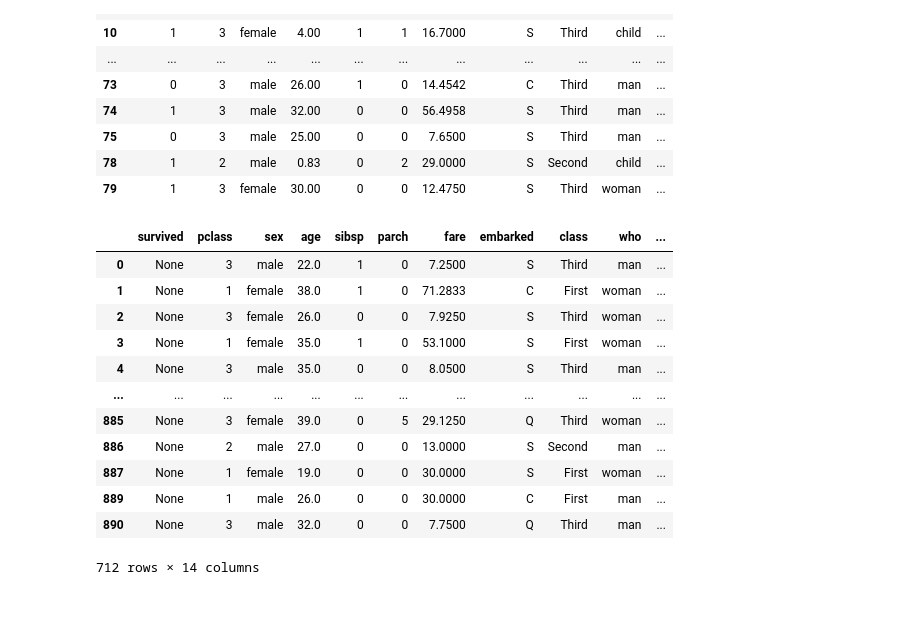
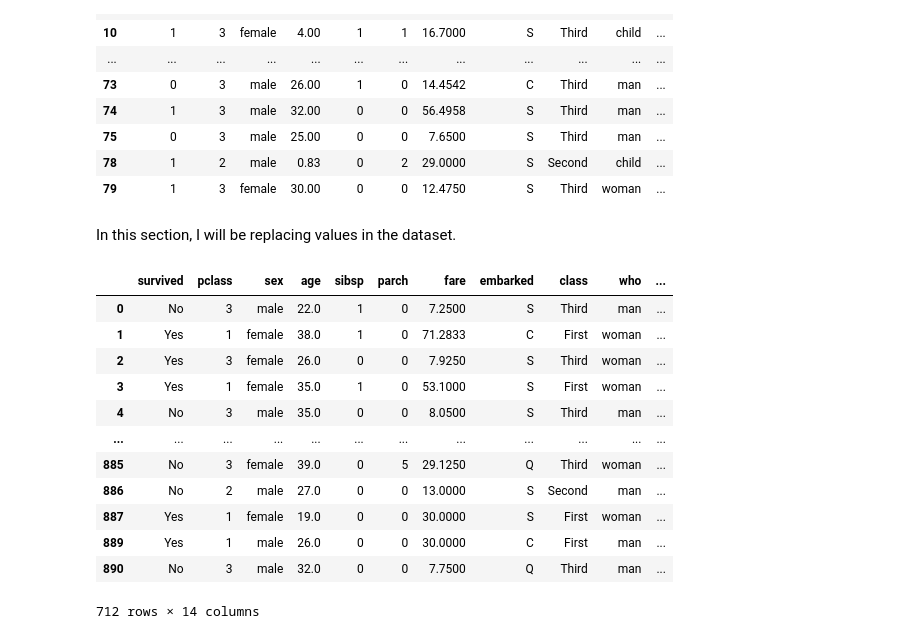
Before and after one commit to KehindeG/Data_402_Python, a Jupyter notebook: titanic_exploration.ipynb, the cells around one changed output. Drawn from its saved outputs; the diff is of its cells as text; code cells hidden in the pictures; blank space fills up the shorter version.

```diff
--- a/titanic_exploration.ipynb
+++ b/titanic_exploration.ipynb
@@ -350,21 +350,25 @@ df_new.head(60)
 # %%
 #duplicated_data = df_new[duplicated_data]
 #print(duplicated_data)
+# %% [markdown]
+In this section, I will be replacing values in the dataset.
 # %%
-#df_new['survived'] = df_new['survived'].replace(1, "Yes", inplace=True)
-#df_new['survived'] = df_new['survived'].replace(0, "No", inplace=True)
+# Replacing '1' and '0' with Yes and No
+df_new['survived'] = df_new['survived'].replace(1, "Yes")
+df_new['survived'] = df_new['survived'].replace(0, "No")
 df_new
+# (When using inplace, returns 'None"- why?)
 # %% [output]
 |  | survived | pclass | sex | age | sibsp | parch | fare | embarked | class | who | ... |
-| 0 | None | 3 | male | 22.0 | 1 | 0 | 7.2500 | S | Third | man | ... |
-| 1 | None | 1 | female | 38.0 | 1 | 0 | 71.2833 | C | First | woman | ... |
-| 2 | None | 3 | female | 26.0 | 0 | 0 | 7.9250 | S | Third | woman | ... |
-| 3 | None | 1 | female | 35.0 | 1 | 0 | 53.1000 | S | First | woman | ... |
-| 4 | None | 3 | male | 35.0 | 0 | 0 | 8.0500 | S | Third | man | ... |
+| 0 | No | 3 | male | 22.0 | 1 | 0 | 7.2500 | S | Third | man | ... |
+| 1 | Yes | 1 | female | 38.0 | 1 | 0 | 71.2833 | C | First | woman | ... |
+| 2 | Yes | 3 | female | 26.0 | 0 | 0 | 7.9250 | S | Third | woman | ... |
+| 3 | Yes | 1 | female | 35.0 | 1 | 0 | 53.1000 | S | First | woman | ... |
+| 4 | No | 3 | male | 35.0 | 0 | 0 | 8.0500 | S | Third | man | ... |
 | ... | ... | ... | ... | ... | ... | ... | ... | ... | ... | ... | ... |
-| 885 | None | 3 | female | 39.0 | 0 | 5 | 29.1250 | Q | Third | woman | ... |
-| 886 | None | 2 | male | 27.0 | 0 | 0 | 13.0000 | S | Second | man | ... |
-| 887 | None | 1 | female | 19.0 | 0 | 0 | 30.0000 | S | First | woman | ... |
-| 889 | None | 1 | male | 26.0 | 0 | 0 | 30.0000 | C | First | man | ... |
-| 890 | None | 3 | male | 32.0 | 0 | 0 | 7.7500 | Q | Third | man | ... |
+| 885 | No | 3 | female | 39.0 | 0 | 5 | 29.1250 | Q | Third | woman | ... |
+| 886 | No | 2 | male | 27.0 | 0 | 0 | 13.0000 | S | Second | man | ... |
+| 887 | Yes | 1 | female | 19.0 | 0 | 0 | 30.0000 | S | First | woman | ... |
+| 889 | Yes | 1 | male | 26.0 | 0 | 0 | 30.0000 | C | First | man | ... |
+| 890 | No | 3 | male | 32.0 | 0 | 0 | 7.7500 | Q | Third | man | ... |
 712 rows × 14 columns
```
Also changed, not shown: parts of 19 cells of this notebook.
